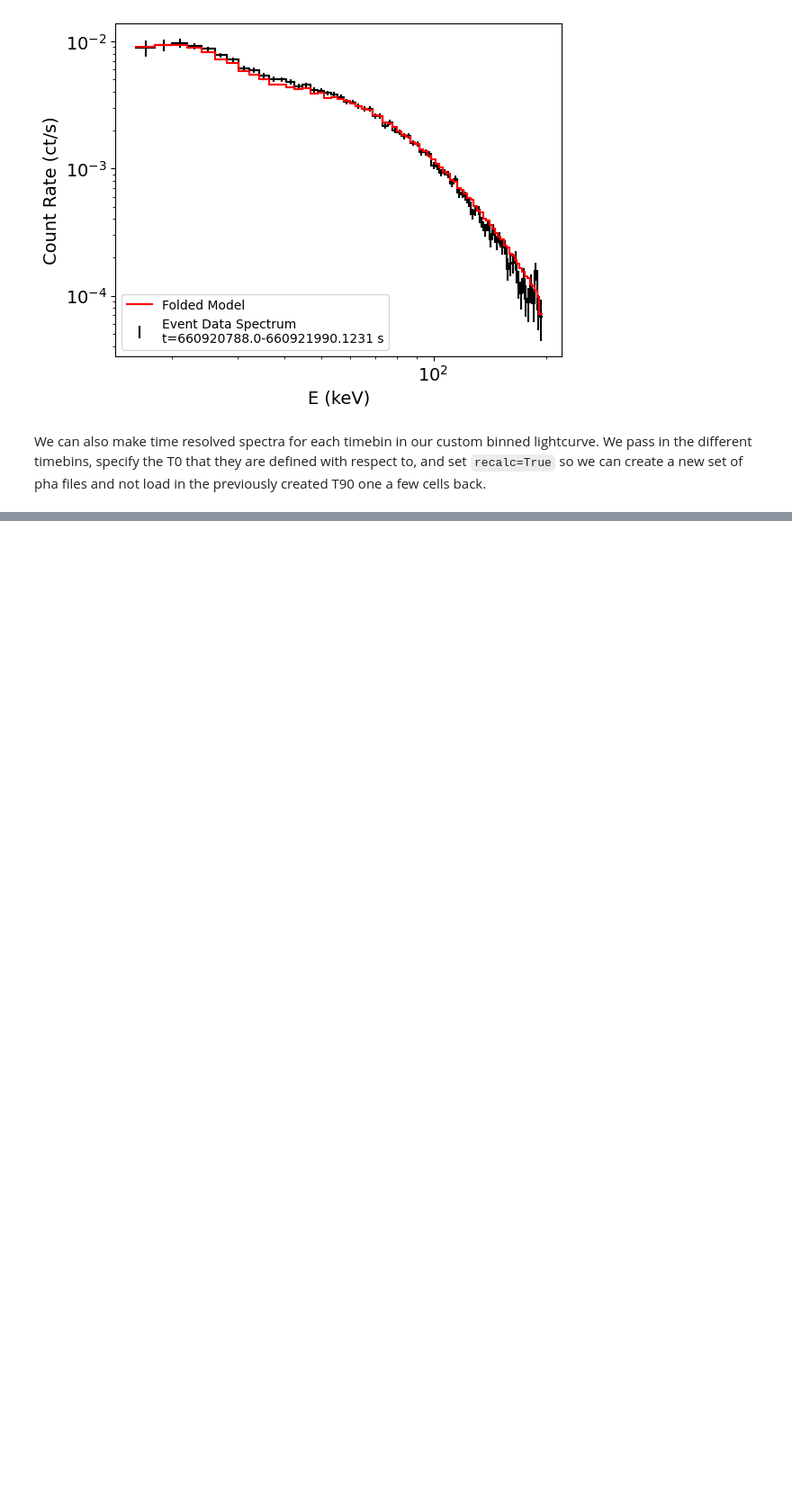
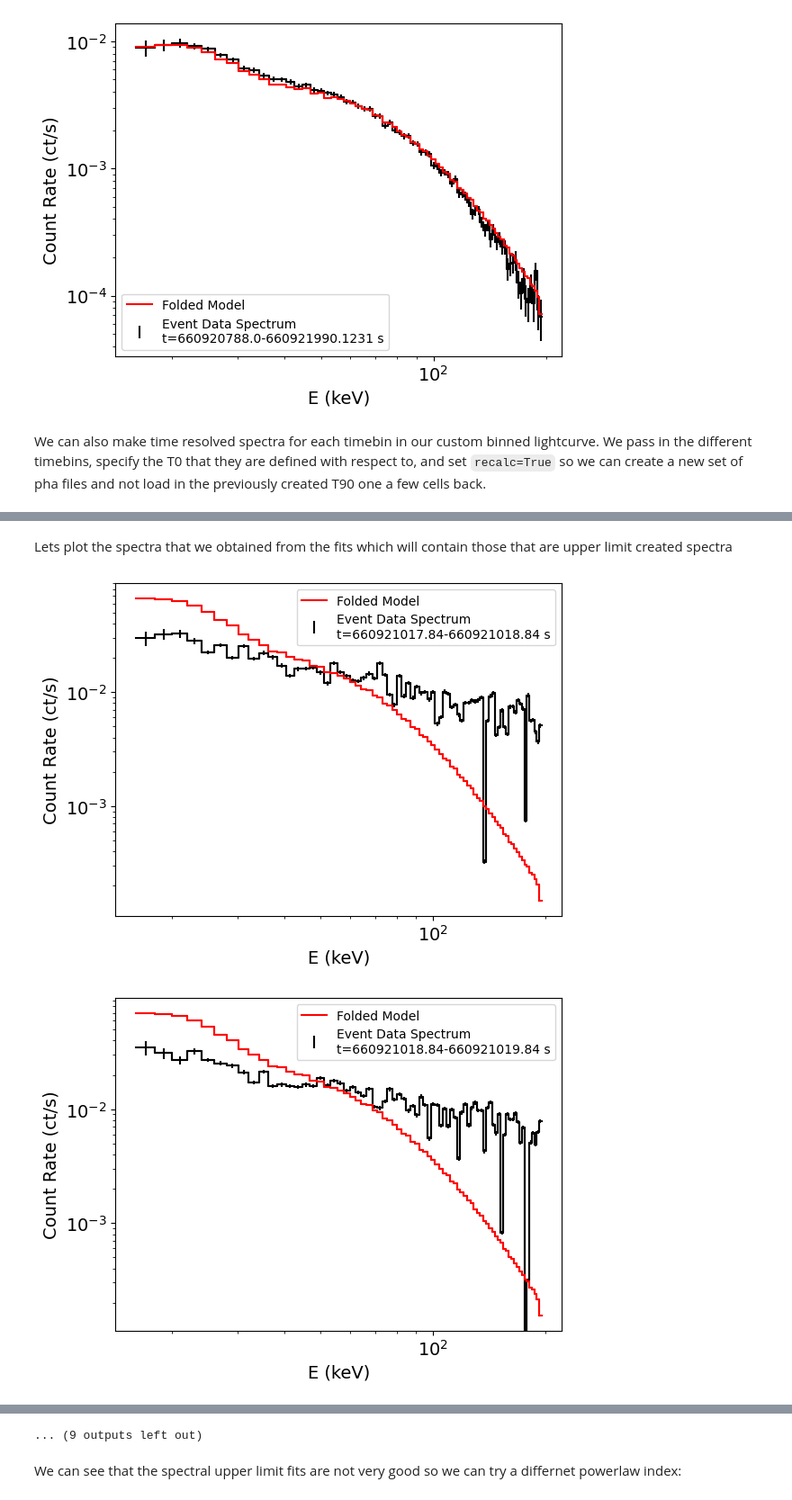
Before and after one commit to parsotat/BatAnalysis, a Jupyter notebook: notebooks/Example_TTE_data_analysis.ipynb, the cells around one changed output, grey strips where cells are left out. Shown at 90% size. Drawn from its saved outputs; the diff is of its cells as text; code cells hidden in the pictures; blank space fills up the shorter version.

```diff
--- a/notebooks/Example_TTE_data_analysis.ipynb
+++ b/notebooks/Example_TTE_data_analysis.ipynb
@@ -551,0 +460,3 @@ Net count rate (cts/s) for Spectrum:1  1.039e+00 +/- 6.186e-02
+# %%
+#par_values={1:"15,-1",2:"150,-1"}
+output_spectrum_list=ba.parallel.batspectrum_analysis(spectrum_list, recalc=True) #generic_model="cflux*po", setPars=par_values,
@@ -551,0 +576,8 @@ Net count rate (cts/s) for Spectrum:1  1.039e+00 +/- 6.186e-02
+# %% [markdown]
+Lets plot the spectra that we obtained from the fits which will contain those that are upper limit created spectra
+# %%
+for i in output_spectrum_list:
+    i.plot()
+# %% [output]
+[figure, added]
+[figure, added]
@@ -551,0 +594,3 @@ Net count rate (cts/s) for Spectrum:1  1.039e+00 +/- 6.186e-02
+... (9 outputs left out)
+# %% [markdown]
+We can see that the spectral upper limit fits are not very good so we can try a differnet powerlaw index:
```
Also changed, not shown: parts of 11 cells of this notebook, 2 other files.
